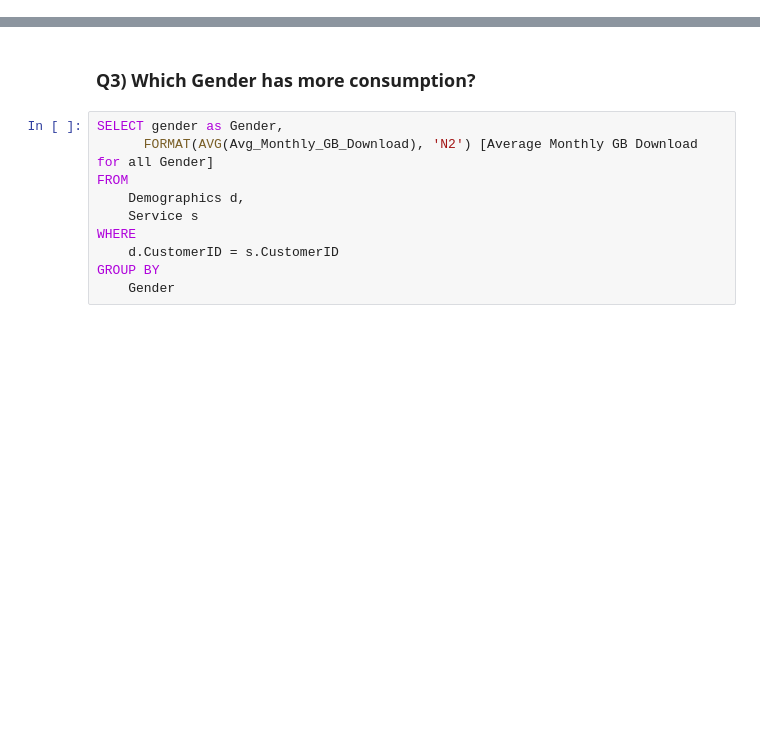
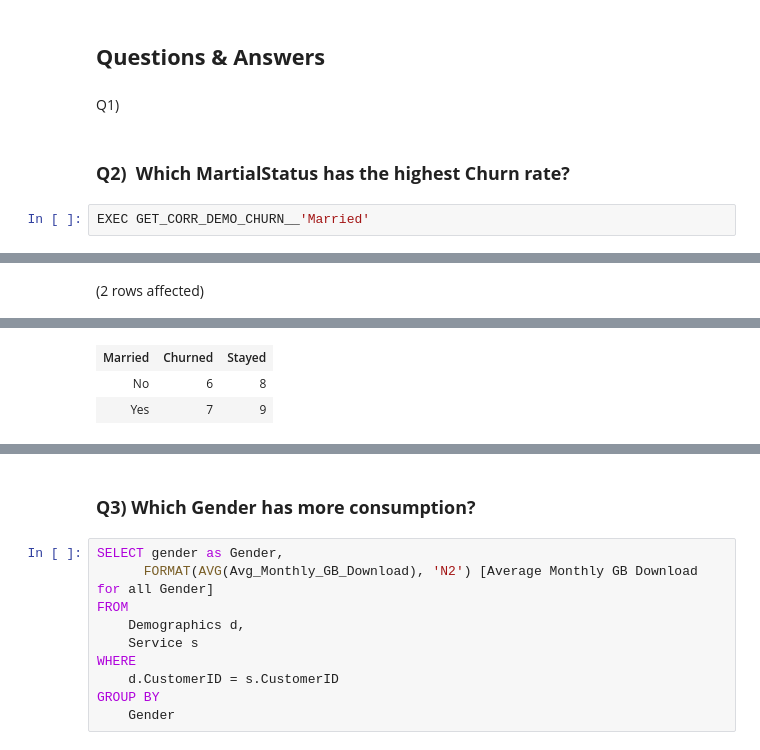
Before and after one commit to sohilamohey/ITI-SQL-Project-Telco-Company, a Jupyter notebook: Offical Code.ipynb, the cells around one changed output, grey strips where cells are left out. Saved outputs shown, nothing was run; the diff lists cells and outputs as text; blank space fills up the shorter version.

```diff
--- a/Offical Code.ipynb
+++ b/Offical Code.ipynb
@@ -22,0 +46,9 @@ Total execution time: 00:00:00.005
+# %% [markdown]
+## **Questions & Answers**
+# %% [markdown]
+Q1)
+# %% [markdown]
+### **Q2)  Which MartialStatus has the highest Churn rate?**
+# %%
+EXEC GET_CORR_DEMO_CHURN__'Married'
+# %% [output]
@@ -22,0 +56 @@ Total execution time: 00:00:00.005
+(2 rows affected)
@@ -22,0 +58,3 @@ Total execution time: 00:00:00.005
+| Married | Churned | Stayed |
+| No | 6 | 8 |
+| Yes | 7 | 9 |
```
Also changed, not shown: parts of 6 cells of this notebook.
